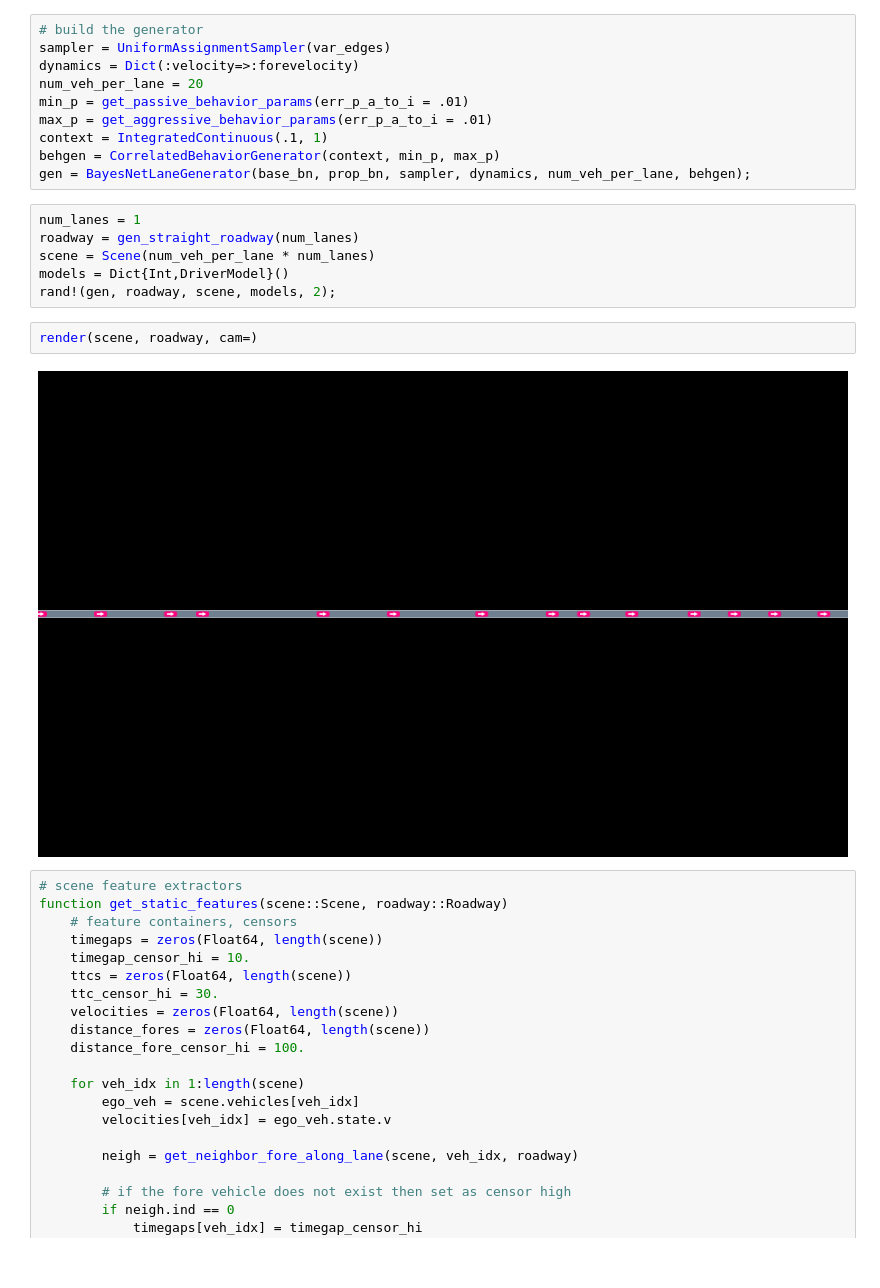
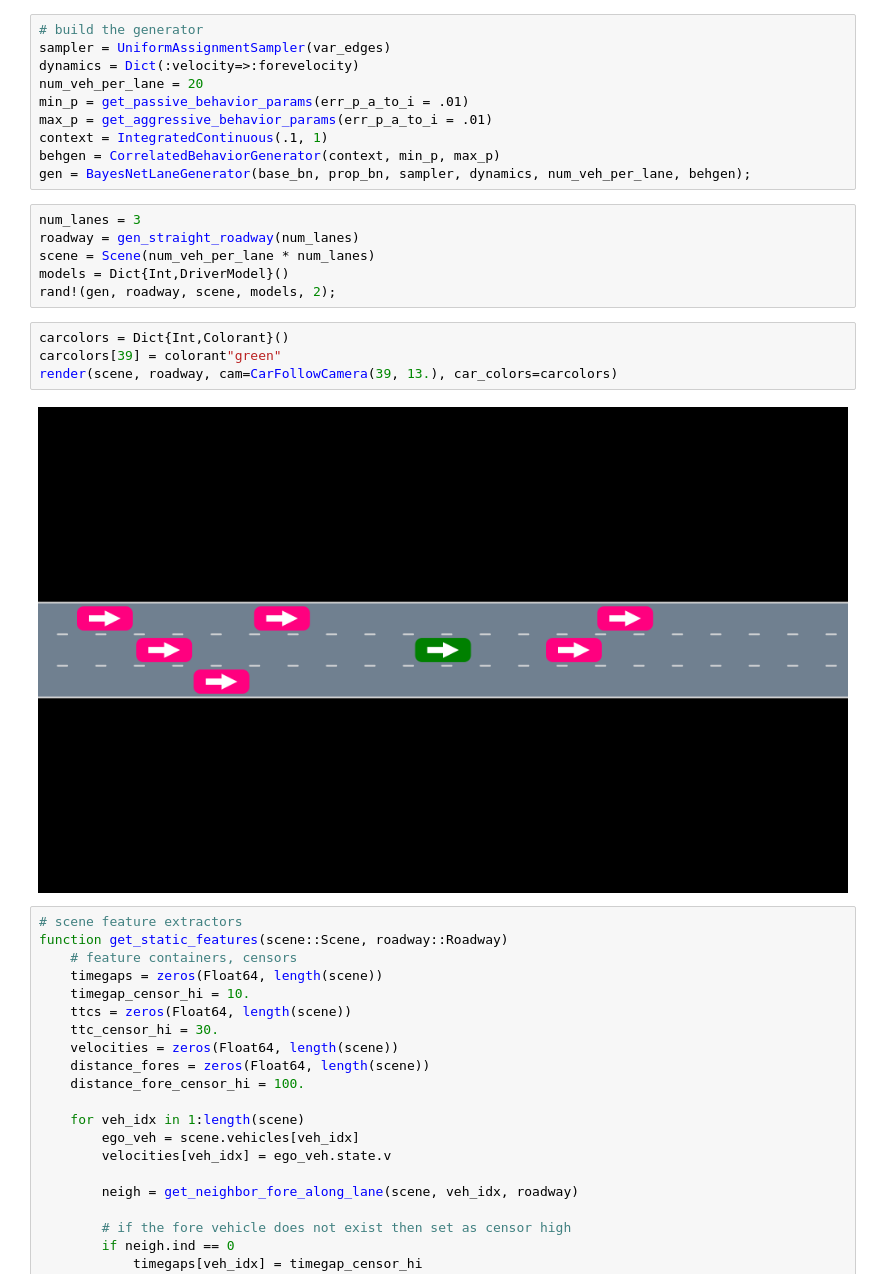
Before and after one commit to wulfebw/risk_prediction, a Jupyter notebook: scripts/scene_gen/test_bayes_net_lane_generator.ipynb, the cells around one changed output. Drawn from its saved outputs; the diff is of its cells as text.

```diff
--- a/scripts/scene_gen/test_bayes_net_lane_generator.ipynb
+++ b/scripts/scene_gen/test_bayes_net_lane_generator.ipynb
@@ -37,15 +37,17 @@ context = IntegratedContinuous(.1, 1)
 behgen = CorrelatedBehaviorGenerator(context, min_p, max_p)
 gen = BayesNetLaneGenerator(base_bn, prop_bn, sampler, dynamics, num_veh_per_lane, behgen);
 # %%
-num_lanes = 1
+num_lanes = 3
 roadway = gen_straight_roadway(num_lanes)
 scene = Scene(num_veh_per_lane * num_lanes)
 models = Dict{Int,DriverModel}()
 rand!(gen, roadway, scene, models, 2);
-# %%
-render(scene, roadway, cam=)
-# %% [output]
-[figure, removed]
+# %%
+carcolors = Dict{Int,Colorant}()
+carcolors[39] = colorant"green"
+render(scene, roadway, cam=CarFollowCamera(39, 13.), car_colors=carcolors)
+# %% [output]
+[figure, added]
 # %%
 # scene feature extractors
 function get_static_features(scene::Scene, roadway::Roadway)
```
Also changed, not shown: parts of 1 cell of this notebook, 7 other files.
